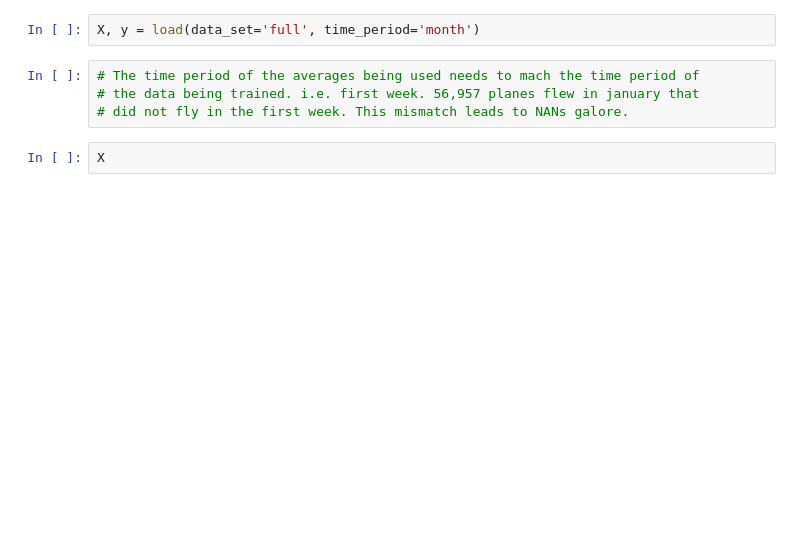
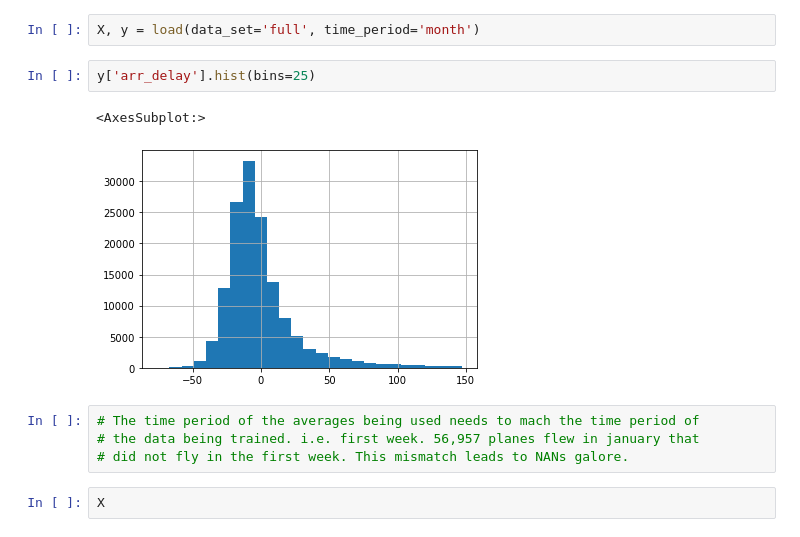
Before and after one commit to Mkyleran/mid-term-project-I, a Jupyter notebook: src/XGBoost_2.ipynb, the cells around one changed output. Drawn from its saved outputs; the diff is of its cells as text; blank space fills up the shorter version.

```diff
--- a/src/XGBoost_2.ipynb
+++ b/src/XGBoost_2.ipynb
@@ -274,5 +271,10 @@ def load(data_set: 'str' = 'sample', time_period: 'str' = 'week'):
 # %%
 X, y = load(data_set='full', time_period='month')
+# %%
+y['arr_delay'].hist(bins=25)
+# %% [output]
+<AxesSubplot:>
+[figure, added]
 # %%
 # The time period of the averages being used needs to mach the time period of
 # the data being trained. i.e. first week. 56,957 planes flew in january that
```
Also changed, not shown: parts of 58 cells of this notebook.
